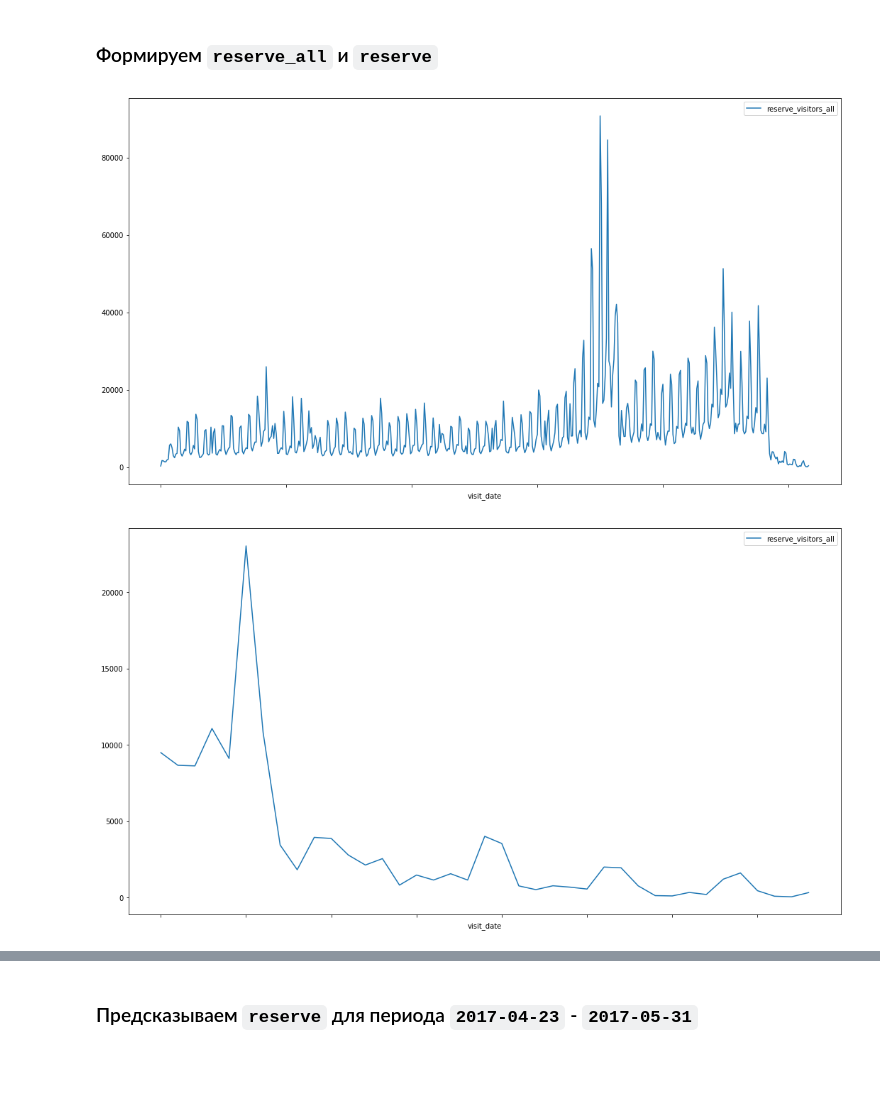
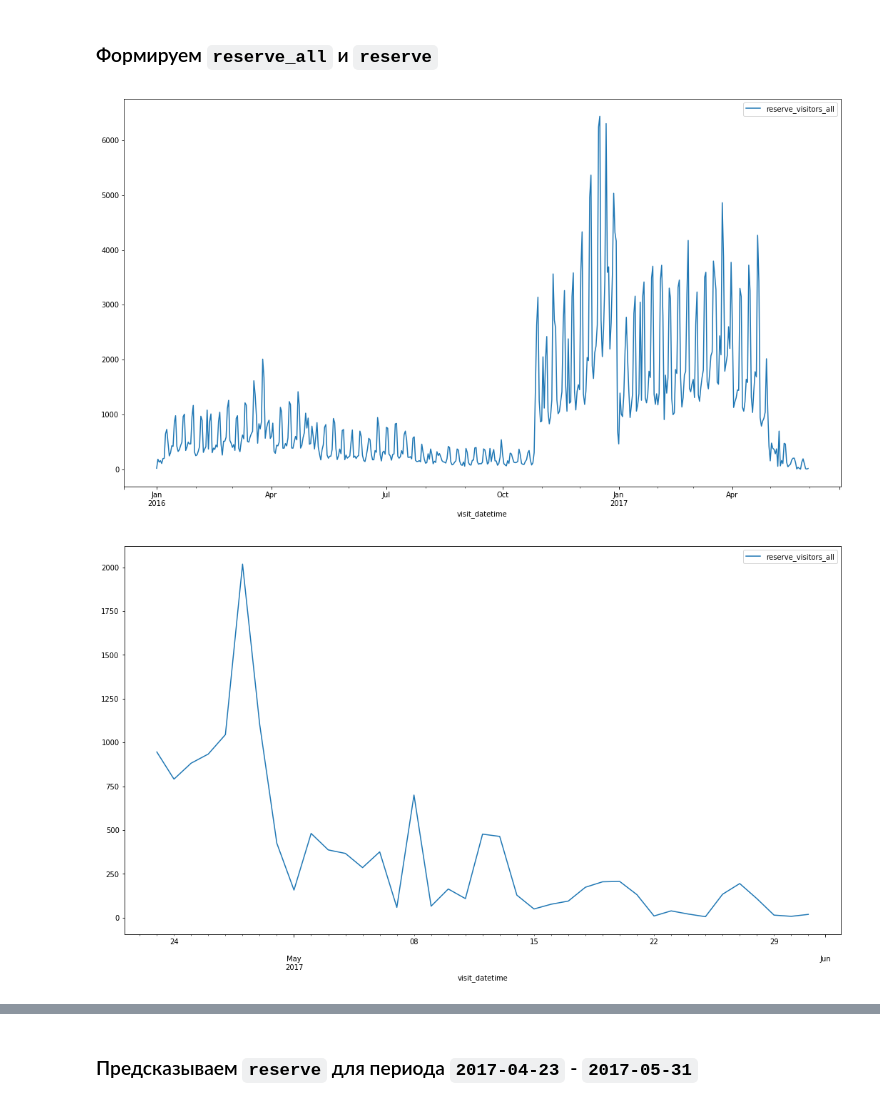
Before and after one commit to vlad-iakovlev/goose-restaurant, a Jupyter notebook: Reserve preparation.ipynb, the cells around one changed output, grey strips where cells are left out. Saved outputs shown, nothing was run; the diff lists cells and outputs as text; code cells hidden in the pictures; blank space fills up the shorter version.

```diff
--- a/Reserve preparation.ipynb
+++ b/Reserve preparation.ipynb
@@ -31,7 +31,8 @@ def catboost_save(X_train, X_test, y_train, y_test, cat_features, train_path, te
 # %%
 def build_reserve_all(air_reserve, hpg_reserve):
     columns = ['visit_datetime', 'reserve_visitors', 'city']
-    reserve_all = pd.concat([air_reserve[columns], hpg_reserve[columns]])
+#     reserve_all = pd.concat([air_reserve[columns], hpg_reserve[columns]])
+    reserve_all = air_reserve[columns].copy()
 
     reserve_all['visit_datetime'] = pd.to_datetime(reserve_all['visit_datetime'])
     reserve_all['visit_date']     = reserve_all['visit_datetime'].dt.strftime('%Y-%m-%d')
@@ -43,9 +44,11 @@ def build_reserve_all(air_reserve, hpg_reserve):
 
 
 def draw_reserve_all(reserve_all, date_range=pd.date_range('2016-01-01', '2017-05-31')):
+    reserve_all = reserve_all.copy()
+    reserve_all['visit_datetime'] = pd.to_datetime(reserve_all['visit_date'])
     reserve_all \
-        [pd.to_datetime(reserve_all['visit_date']).isin(date_range)] \
-        .groupby(['visit_date'])[['reserve_visitors_all']].sum() \
+        [reserve_all['visit_datetime'].isin(date_range)] \
+        .groupby(['visit_datetime'])[['reserve_visitors_all']].sum() \
         .plot(figsize=(18,10))
     pyplot.show()
 # %%
@@ -138,6 +141,8 @@ data['reserve']     = build_reserve(data['air_reserve'], data['stores_dates'], d
 # %%
 draw_reserve_all(data['reserve_all'])
 draw_reserve_all(data['reserve_all'], pd.date_range('2017-04-23', '2017-05-31'))
+draw_reserve_all(data['reserve_all'], pd.date_range('2016-01-01', '2016-05-31'))
+draw_reserve_all(data['reserve_all'], pd.date_range('2017-01-01', '2017-05-31'))
 # %% [output]
-[figure, old version]
+[figure, new version]
-[figure, old version]
+[figure, new version]
```
Also changed, not shown: parts of 13 cells of this notebook, 1 other file.
